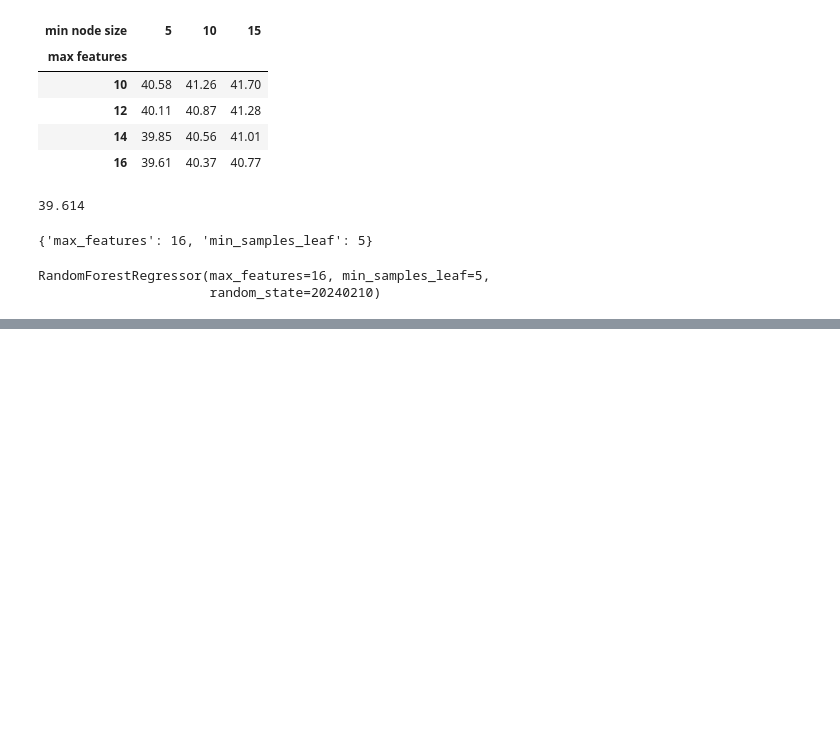
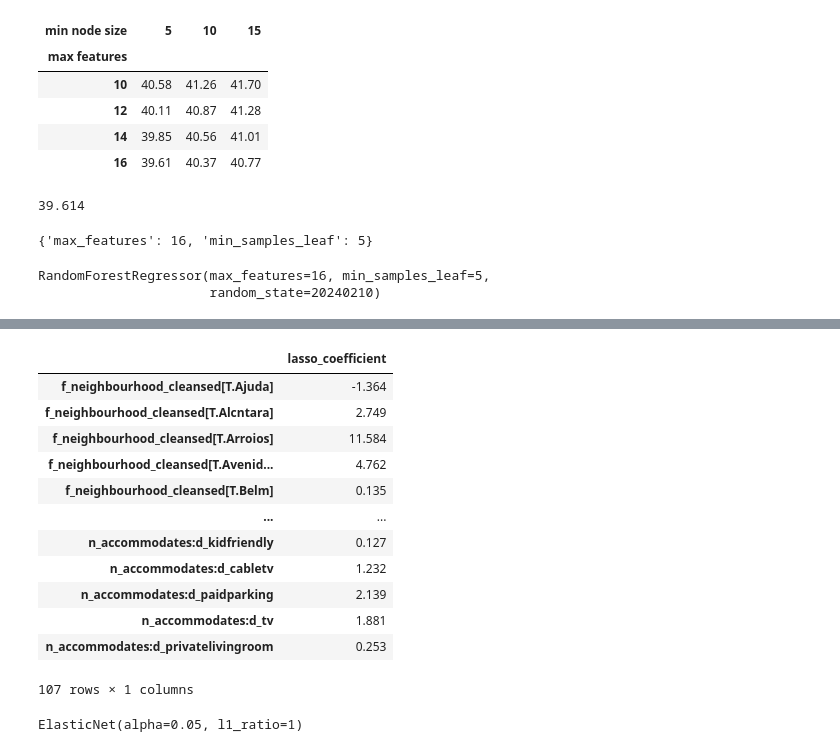
Before and after one commit to arbash-malik/DA3, a Jupyter notebook: Assignment 2/Assignment 2.ipynb, the cells around one changed output, grey strips where cells are left out. Saved outputs shown, nothing was run; the diff lists cells and outputs as text; code cells hidden in the pictures; blank space fills up the shorter version.

Commit message:
Second Model - LASSO

```diff
--- a/Assignment 2/Assignment 2.ipynb
+++ b/Assignment 2/Assignment 2.ipynb
@@ -843,0 +846,15 @@ RandomForestRegressor(max_features=16, min_samples_leaf=5,
+# %%
+lasso_model =  ElasticNet(l1_ratio = 1, fit_intercept = True)
+# %%
+lasso_model_cv = GridSearchCV(
+    lasso_model,
+    {"alpha":[i/100 for i in range(5, 26, 5)]},
+    cv=5,
+    scoring="neg_root_mean_squared_error",
+    verbose=3,
+)
+# %%
+y, X = dmatrices("price ~ " + " + ".join(coefficients_df['Feature']), data_train)
+# %%
+%%time
+lasso_model_cv.fit(X, y.ravel())
@@ -843,0 +882,26 @@ RandomForestRegressor(max_features=16, min_samples_leaf=5,
+# %%
+pd.DataFrame(
+    lasso_model_cv.best_estimator_.coef_.tolist(),
+    index=X.design_info.column_names,
+    columns=["lasso_coefficient"],
+).assign(lasso_coefficient=lambda x: x.lasso_coefficient.round(3)).loc[
+    lambda x: x.lasso_coefficient != 0
+]
+# %% [output]
+|  | lasso_coefficient |
+| f_neighbourhood_cleansed[T.Ajuda] | -1.364 |
+| f_neighbourhood_cleansed[T.Alcntara] | 2.749 |
+| f_neighbourhood_cleansed[T.Arroios] | 11.584 |
+| f_neighbourhood_cleansed[T.Avenid... | 4.762 |
+| f_neighbourhood_cleansed[T.Belm] | 0.135 |
+| ... | ... |
+| n_accommodates:d_kidfriendly | 0.127 |
+| n_accommodates:d_cabletv | 1.232 |
+| n_accommodates:d_paidparking | 2.139 |
+| n_accommodates:d_tv | 1.881 |
+| n_accommodates:d_privatelivingroom | 0.253 |
+107 rows × 1 columns
+# %%
+lasso_model_cv.best_estimator_
+# %% [output]
+ElasticNet(alpha=0.05, l1_ratio=1)
```
Also changed, not shown: parts of 4 cells of this notebook.
